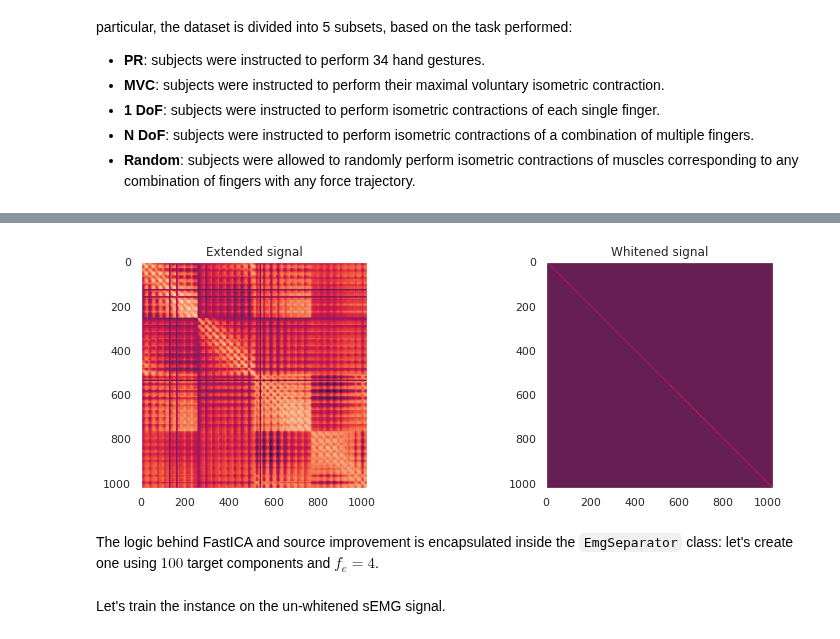
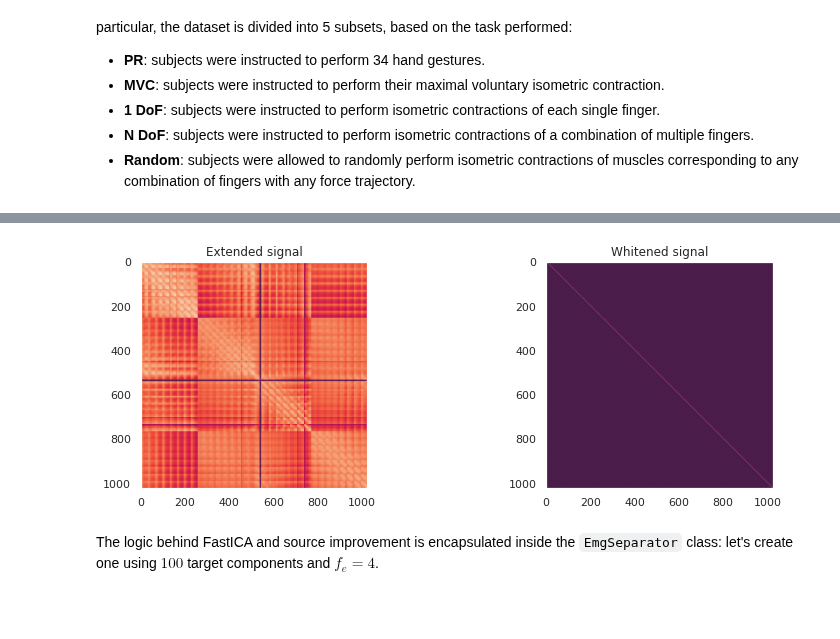
Before and after one commit to nihil21/semg-bss, a Jupyter notebook: Decomposition of sEMG signals.ipynb, the cells around one changed output, grey strips where cells are left out. Saved outputs shown, nothing was run; the diff lists cells and outputs as text; code cells hidden in the pictures; blank space fills up the shorter version.

```diff
--- a/Decomposition of sEMG signals.ipynb
+++ b/Decomposition of sEMG signals.ipynb
@@ -83,5 +78,14 @@ For instance, let's visualize the first 15 channels of the sEMG signal for the 1
 # %%
-emg_train = semg_bss.hyser.load_ndof(DATA_DIR, subject=1, session=1, combination=1, trial=1, sig_type="preprocess")
+emg_pr1_train = semg_bss.hyser.load_pr(
+    DATA_DIR,
+    gesture=1,
+    subject=1,
+    session=1,
+    task=1,
+    trial=1,
+    task_type="maintenance",
+    sig_type="preprocess"
+)
 
-semg_bss.plot_signal(emg_train[:15], fs=FS_EMG, n_cols=5, fig_size=(20, 8))
+semg_bss.plot_signal(emg_pr1_train[:15], fs=FS_EMG, n_cols=5, fig_size=(20, 6))
 # %% [output]
@@ -92,18 +95,14 @@ The first step is signal extension: since we have a convolutive mixture, we must
 Then, the extended signal is centered and whitened via eigenvalue decomposition.
 # %%
 f_e = 4
-emg_ext = semg_bss.preprocessing.extend_signal(emg_train, f_e)
+emg_ext = semg_bss.preprocessing.extend_signal(emg_pr1_train, f_e)
 emg_center = semg_bss.preprocessing.center_signal(emg_ext)
-emg_white, _ = semg_bss.preprocessing.whiten_signal(emg_center)
+emg_white, white_mtx = semg_bss.preprocessing.whiten_signal(emg_center)
 
-semg_bss.plot_sub(
-    sig_list=[emg_ext, emg_white],
-    plot_fn=semg_bss.plot_correlation,
-    title_list=["Extended signal", "Whitened signal"],
-    n_cols=2,
-    fig_size=(12, 4)
-)
+semg_bss.plot_correlation(array=[emg_ext, emg_white], title=["Extended signal", "Whitened signal"], n_cols=2, fig_size=(12, 4))
+
+del emg_ext; del emg_center; del emg_white; del emg_pr1_train
 # %% [output]
-[figure, old version]
+[figure, new version]
 # %% [markdown]
 The logic behind FastICA and source improvement is encapsulated inside the `EmgSeparator` class: let's create one using $100$ target components and $f_e=4$.
@@ -117,2 +108,0 @@ emg_separator_a = semg_bss.EmgSeparator(
-# %% [markdown]
-Let's train the instance on the un-whitened sEMG signal.
```
Also changed, not shown: parts of 49 cells of this notebook, 7 other files.
